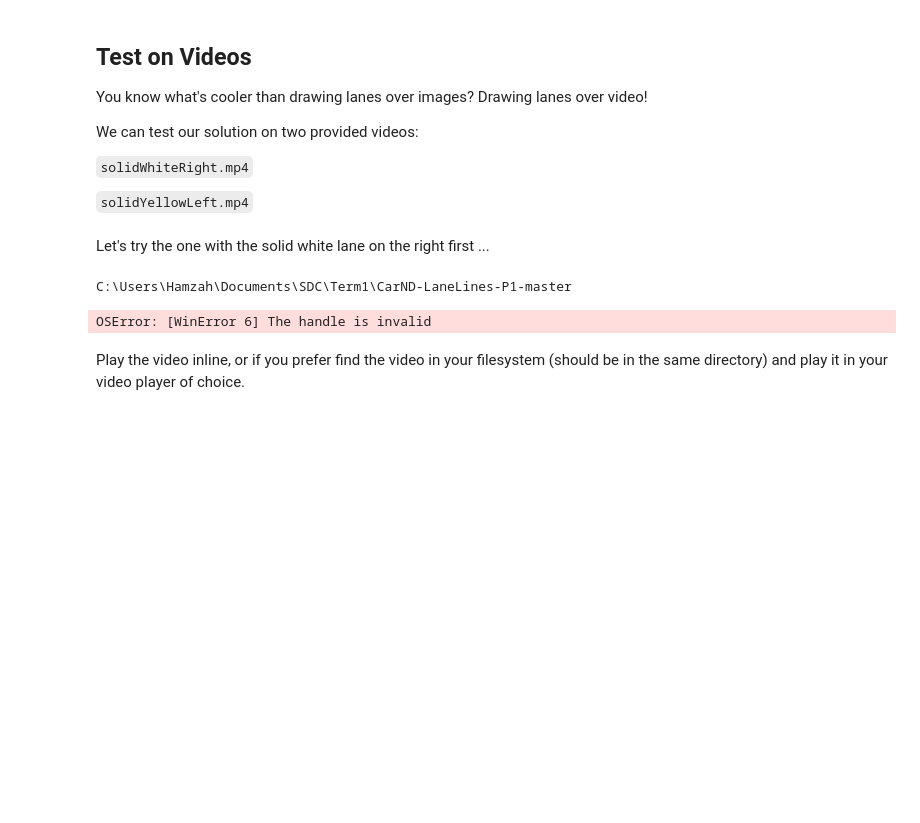
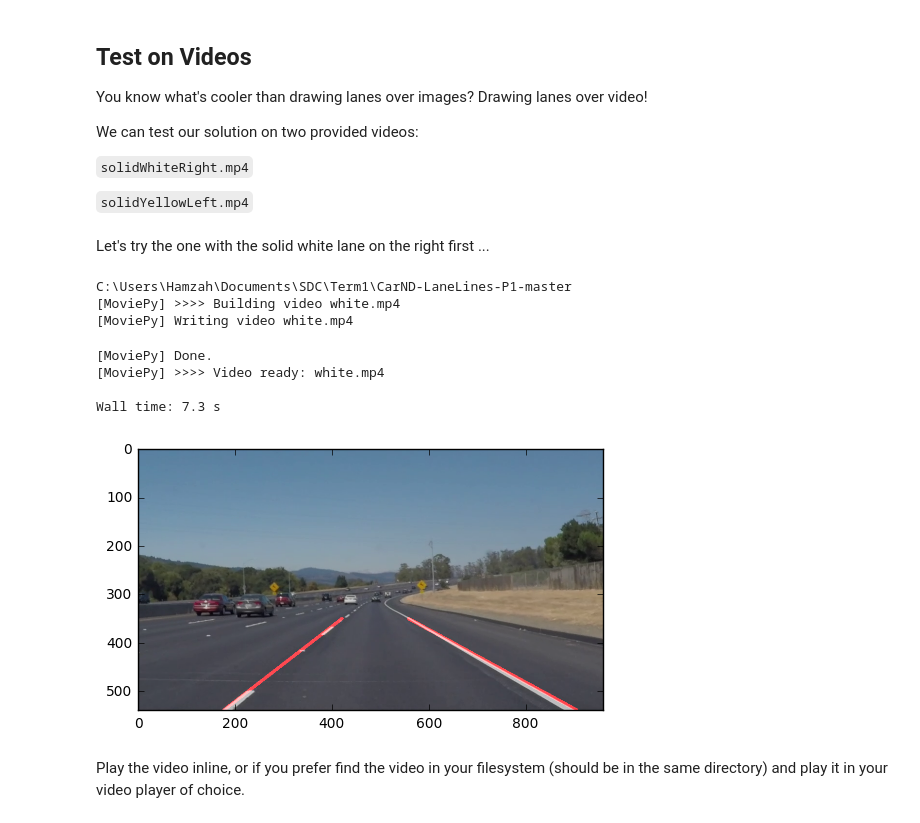
Before and after one commit to Awnallah/CarND-LaneLines-P1-master, a Jupyter notebook: P1.ipynb, the cells around one changed output. Saved outputs shown, nothing was run; the diff lists cells and outputs as text; code cells hidden in the pictures; blank space fills up the shorter version.

```diff
--- a/P1.ipynb
+++ b/P1.ipynb
@@ -234,25 +287,28 @@ We can test our solution on two provided videos:
 # Import everything needed to edit/save/watch video clips
 from moviepy.editor import VideoFileClip
 from IPython.display import HTML
-# %%
-def process_image(image):
-    # NOTE: The output you return should be a color image (3 channel) for processing video below
-    result = detectLane(image, 'Test')
-    # TODO: put your pipeline here,
-    # you should return the final output (image with lines are drawn on lanes)
-
-    return result
+# %%
+
+def process_image(image):
+    result = detectLane(image, 'image_name')
+    return result
 # %% [markdown]
 Let's try the one with the solid white lane on the right first ...
 # %%
 print (os.getcwd())
 white_output = 'white.mp4'
 clip1 = VideoFileClip("solidWhiteRight.mp4")
-# white_clip = clip1.fl_image(process_image) #NOTE: this function expects color images!!
-# %time white_clip.write_videofile(white_output, audio=False)
+white_clip = clip1.fl_image(process_image) #NOTE: this function expects color images!!
+%time white_clip.write_videofile(white_output, audio=False)
 # %% [output]
 C:\Users\Hamzah\Documents\SDC\Term1\CarND-LaneLines-P1-master
+[MoviePy] >>>> Building video white.mp4
+[MoviePy] Writing video white.mp4
-OSError: [WinError 6] The handle is invalid
+[MoviePy] Done.
+[MoviePy] >>>> Video ready: white.mp4
+
+Wall time: 7.3 s
+[figure, added]
 # %% [markdown]
 Play the video inline, or if you prefer find the video in your filesystem (should be in the same directory) and play it in your video player of choice.
 # %%
```
Also changed, not shown: parts of 7 cells of this notebook.
